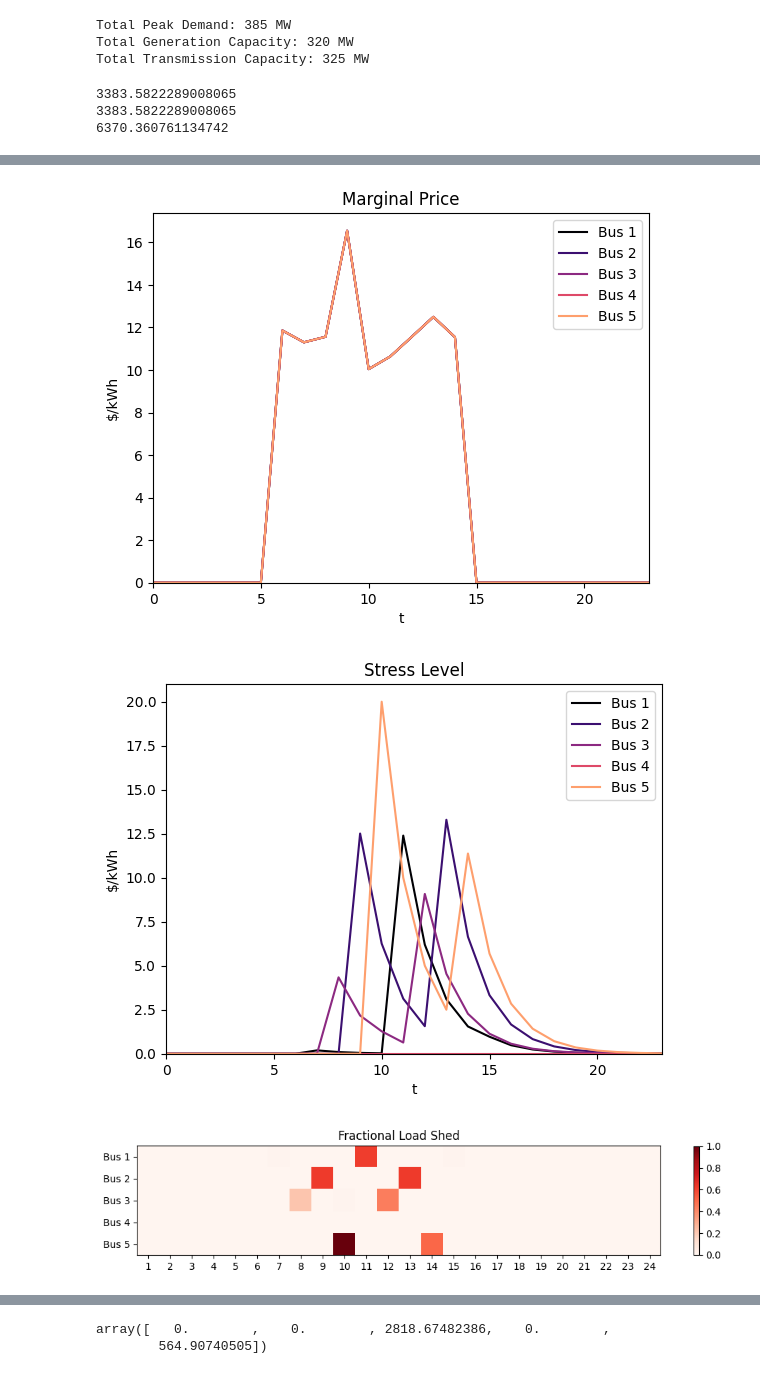
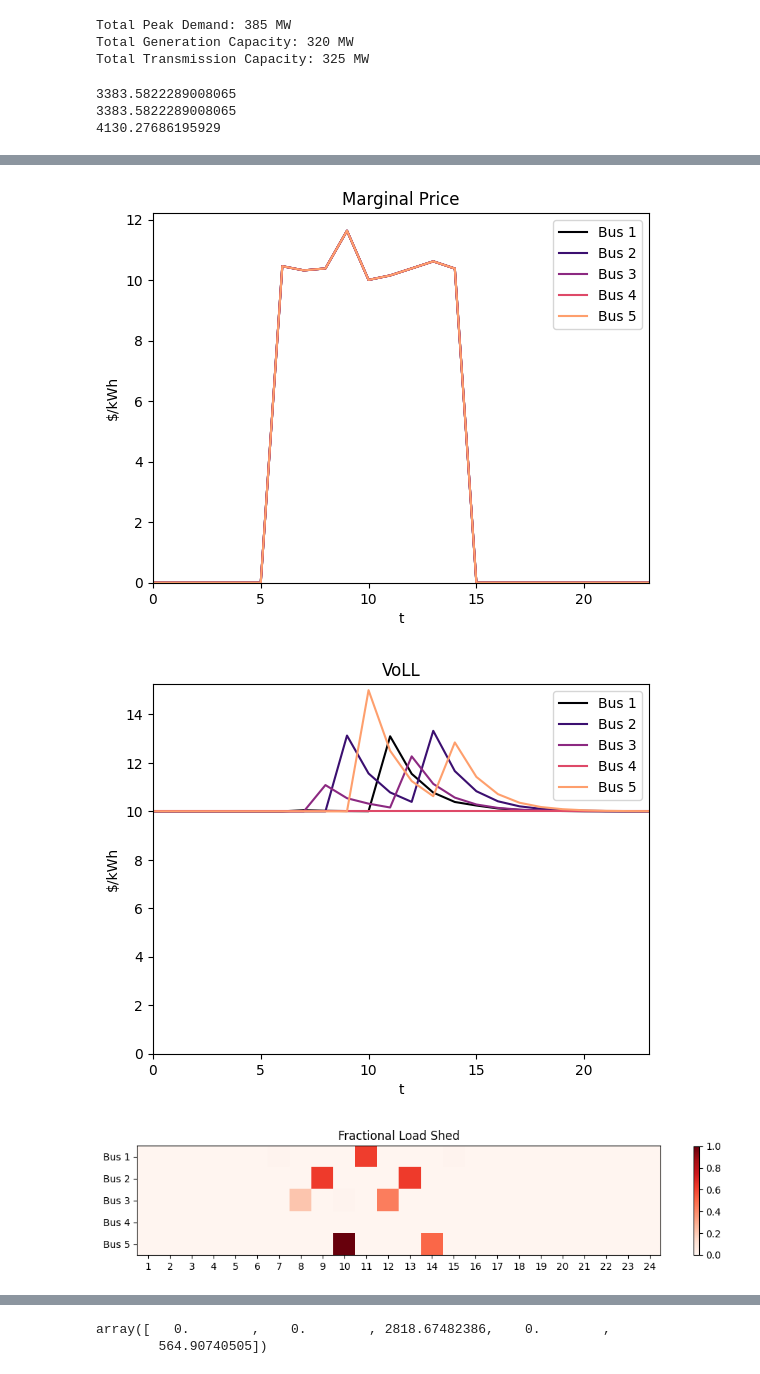
Before and after one commit to Charles-Gulian/optimal-rolling-blackout, a Jupyter notebook: MSA-testing.ipynb, the cells around one changed output, grey strips where cells are left out. Cells and saved outputs as stored; diff of their text form; code cells hidden in the pictures.

```diff
--- a/MSA-testing.ipynb
+++ b/MSA-testing.ipynb
@@ -55,8 +55,9 @@ print(f"Total Transmission Capacity: {fmax.sum()} MW")
 
 # VoLL Dynamics
 voll = 10 # $/kWh - baseline VoLL
-alpha = 0.5
-beta = 20
+gamma = 0.5 # Discount rate
+beta = 5 # Sensitivity
+assert voll + gamma / beta >= 0
 
 # Reshape data
 pmax = np.tile(pmax[:, None], (1, T))
@@ -81,14 +82,14 @@ v = cp.Parameter((nb, T), nonneg=True) # Static VoLL
 v.value = voll * np.ones((nb, T))
 x = cp.Parameter((nb, T+1), nonneg=True) # Dynamic VoLL / State
 x.value = np.zeros((nb, T+1))
-lam = cp.Parameter((nb, T+1), nonneg=True) # Costate
+lam = cp.Parameter((nb, T+1)) # Costate
 lam.value = np.zeros((nb, T+1))
 d = cp.Parameter((nb, T), nonneg=True) # Demand
 d.value = load
 
 # Objectives
-ue_costs = cp.sum(cp.multiply(v, u) + cp.multiply(x[:, :-1], u)) # Minimize unserved energy costs with static state variable
-hamiltonian = ue_costs + beta * cp.sum(cp.multiply(lam[:, 1:], z)) # Minimize Hamiltonian
+ue_costs = cp.sum(cp.multiply(v, u) + cp.multiply(beta * x[:, :-1], u)) # Minimize unserved energy costs with static state variable
+hamiltonian = ue_costs + cp.sum(cp.multiply(lam[:, 1:], z)) # Minimize Hamiltonian
 fairness = cp.sum(cp.max(z, axis=0)) # Minimize worst-case fraction of load shed in every hour
 
 # Constraints
@@ -113,13 +114,13 @@ print(J_eval(z.value))
 # %% [output]
 3383.5822289008065
 3383.5822289008065
-6370.360761134742
+4130.27686195929
 # %%
 def x_eval(z):
     # State trajectory eval
     x = np.zeros((nb, T+1))
     for t in range(T):
-        x[:, t+1] = alpha * x[:,t] + beta * z[:, t]
+        x[:, t+1] = (1 - gamma) * x[:,t] + z[:, t]
     return x
 
 def lam_eval(z):
@@ -127,19 +128,19 @@ def lam_eval(z):
     lam = np.zeros((nb, T+1))
     u = d.value * z
     for t in range(T)[::-1]:
-        lam[:, t] = u[:,t] + alpha * lam[:, t+1]
+        lam[:, t] = beta * u[:,t] + (1 - gamma) * lam[:, t+1]
     return lam
 
 def H_eval():
     # Hamiltonian eval
     # Call this after updating lam and x parameters
-    return (hamiltonian + alpha * cp.sum(cp.multiply(lam[:, 1:], x[:, :-1]))).value
+    return (hamiltonian + (1 - gamma) * cp.sum(cp.multiply(lam[:, 1:], x[:, :-1]))).value
 
 def J_eval(z):
     # Objective eval
     x = x_eval(z)
     u = d.value * z
-    return np.sum((v.value + x[:, :-1]) * u)
+    return np.sum((v.value + beta * x[:, :-1]) * u)
 # %%
 magma = plt.colormaps["magma"]
 labels = [f"Bus {i+1}" for i in range(nb)]
@@ -168,38 +169,39 @@ plt.show()
 lmp = -constraints[0].dual_value
 plt.title("Marginal Price")
 for i in range(nb):
     plt.plot(time, lmp[i, :], color=colors[i], label=labels[i])
 plt.legend()
 plt.xlabel("t")
 plt.ylabel("$/kWh")
 plt.axis([0, T-1, 0, None])
 plt.show()
 
-# Plot stress level by bus
+# Plot VoLL by bus
 xval = x_eval(z.value)
-plt.title("Stress Level")
+vval = voll + beta * xval
+plt.title("VoLL")
 for i in range(nb):
-    plt.plot(time, xval[i,:-1], color=colors[i], label=labels[i])
+    plt.plot(time, vval[i,:-1], color=colors[i], label=labels[i])
 plt.legend()
 plt.xlabel("t")
 plt.ylabel("$/kWh")
 plt.axis([0, T-1, 0, None])
 plt.show()
 
 # Plot load shed fractions by bus
 reds = plt.colormaps["Reds"]
 plt.figure(figsize=(12, 10))
 plt.title("Fractional Load Shed")
 img = plt.imshow(z.value, cmap=reds)
 plt.xticks(np.arange(T), [f"{t+1}" for t in np.arange(T)])
 plt.yticks(np.arange(nb), [f"Bus {i+1}" for i in np.arange(nb)])
 plt.colorbar(img, shrink=0.2)
 plt.show()
 # %% [output]
 [figure]
 [figure]
-[figure, old version]
+[figure, new version]
-[figure, old version]
+[figure, new version]
 [figure]
 # %%
 print(u.value.sum(axis=1))
```
Also changed, not shown: parts of 3 cells of this notebook, 12 other files.
